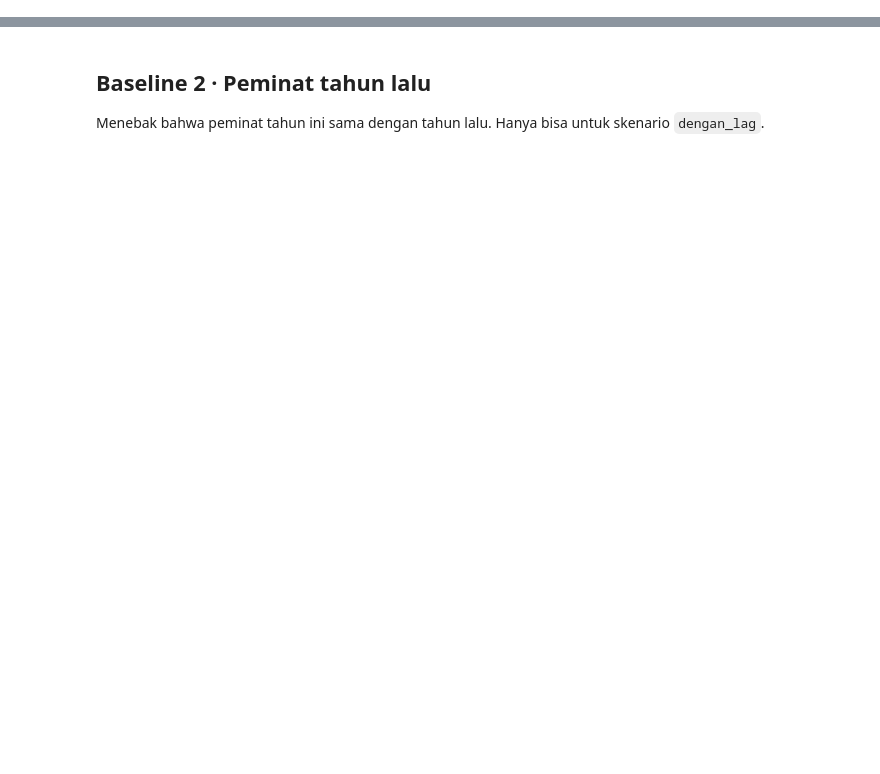
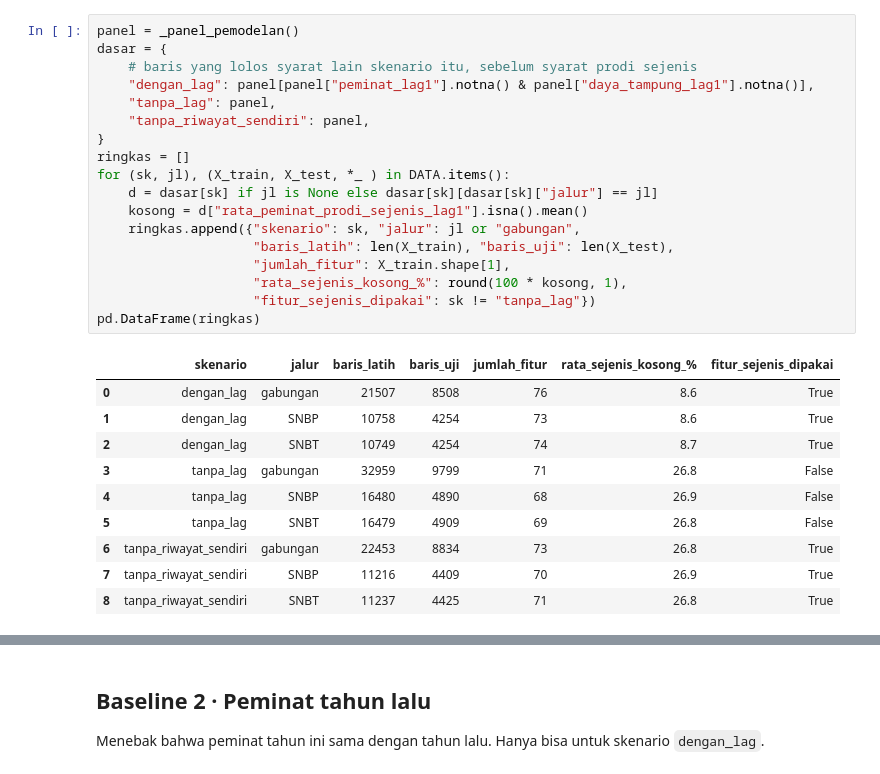
Before and after one commit to samythh/estimasi-peminat-snpmb, a Jupyter notebook: notebooks/00_baseline.ipynb, the cells around one changed output, grey strips where cells are left out. Saved outputs shown, nothing was run; the diff lists cells and outputs as text; blank space fills up the shorter version.

```diff
--- a/notebooks/00_baseline.ipynb
+++ b/notebooks/00_baseline.ipynb
@@ -50,0 +60,29 @@ from fondasi import (muat_data, evaluasi, info_baris, lipatan_waktu,
+# %%
+panel = _panel_pemodelan()
+dasar = {
+    # baris yang lolos syarat lain skenario itu, sebelum syarat prodi sejenis
+    "dengan_lag": panel[panel["peminat_lag1"].notna() & panel["daya_tampung_lag1"].notna()],
+    "tanpa_lag": panel,
+    "tanpa_riwayat_sendiri": panel,
+}
+ringkas = []
+for (sk, jl), (X_train, X_test, *_ ) in DATA.items():
+    d = dasar[sk] if jl is None else dasar[sk][dasar[sk]["jalur"] == jl]
+    kosong = d["rata_peminat_prodi_sejenis_lag1"].isna().mean()
+    ringkas.append({"skenario": sk, "jalur": jl or "gabungan",
+                    "baris_latih": len(X_train), "baris_uji": len(X_test),
+                    "jumlah_fitur": X_train.shape[1],
+                    "rata_sejenis_kosong_%": round(100 * kosong, 1),
+                    "fitur_sejenis_dipakai": sk != "tanpa_lag"})
+pd.DataFrame(ringkas)
+# %% [output]
+|  | skenario | jalur | baris_latih | baris_uji | jumlah_fitur | rata_sejenis_kosong_% | fitur_sejenis_dipakai |
+| 0 | dengan_lag | gabungan | 21507 | 8508 | 76 | 8.6 | True |
+| 1 | dengan_lag | SNBP | 10758 | 4254 | 73 | 8.6 | True |
+| 2 | dengan_lag | SNBT | 10749 | 4254 | 74 | 8.7 | True |
+| 3 | tanpa_lag | gabungan | 32959 | 9799 | 71 | 26.8 | False |
+| 4 | tanpa_lag | SNBP | 16480 | 4890 | 68 | 26.9 | False |
+| 5 | tanpa_lag | SNBT | 16479 | 4909 | 69 | 26.8 | False |
+| 6 | tanpa_riwayat_sendiri | gabungan | 22453 | 8834 | 73 | 26.8 | True |
+| 7 | tanpa_riwayat_sendiri | SNBP | 11216 | 4409 | 70 | 26.9 | True |
+| 8 | tanpa_riwayat_sendiri | SNBT | 11237 | 4425 | 71 | 26.8 | True |
```
Also changed, not shown: parts of 18 cells of this notebook, 15 other files.
